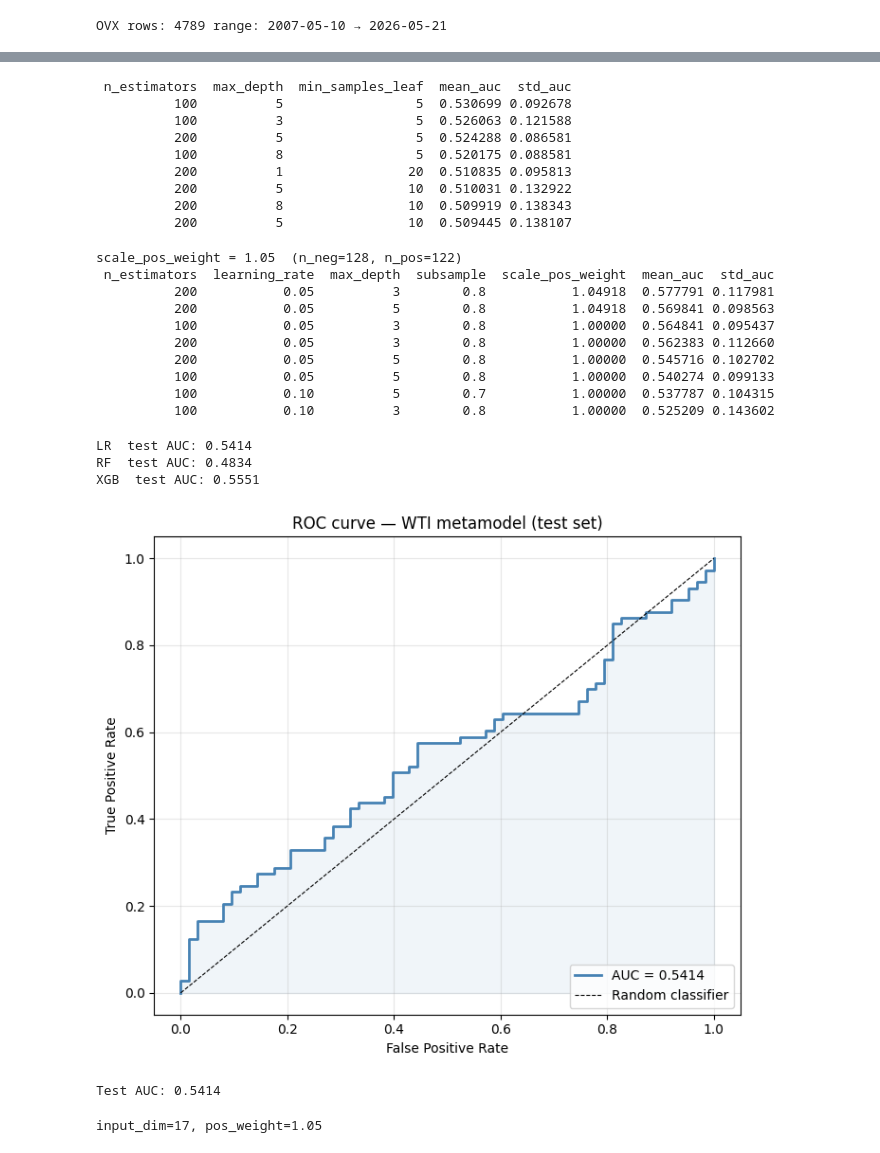
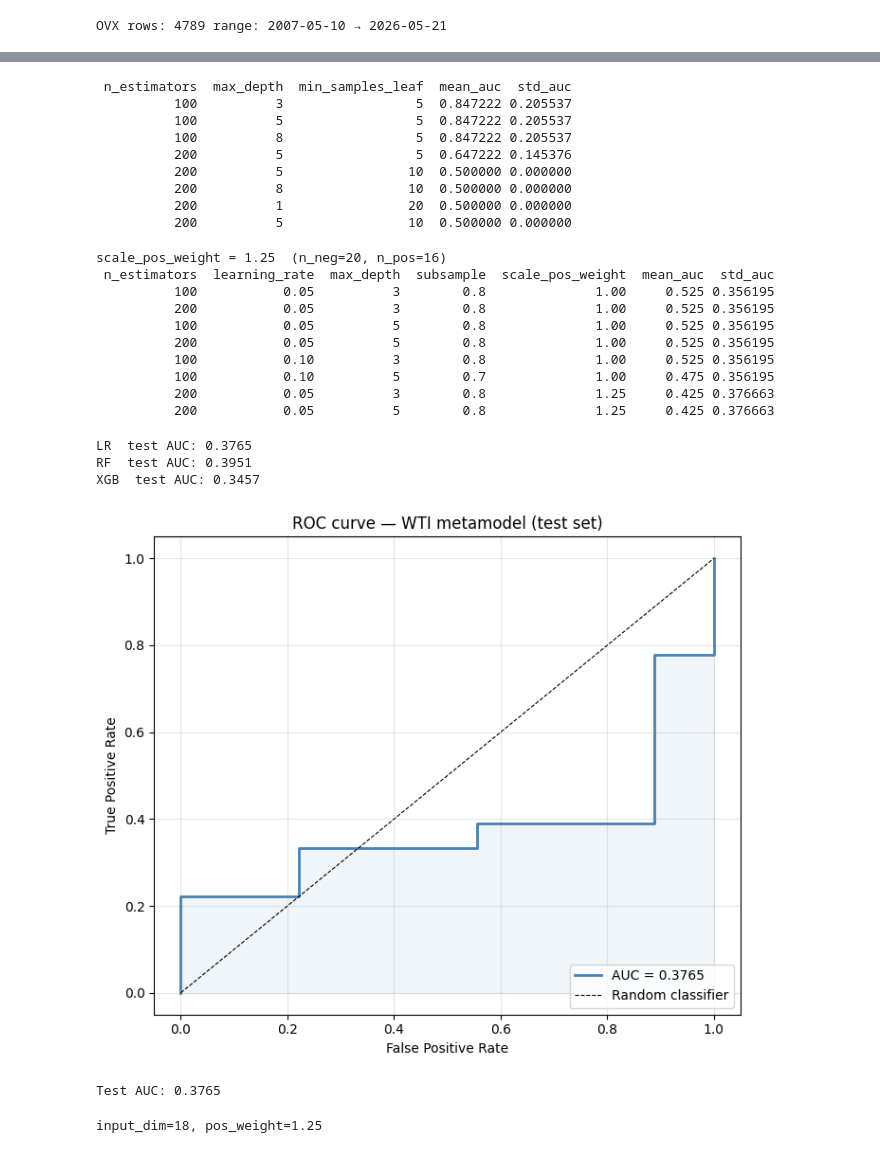
Before and after one commit to Jack-Close/energy-signal-metamodel, a Jupyter notebook: notebooks/Heating-Oil-model.ipynb, the cells around one changed output, grey strips where cells are left out. Cells and saved outputs as stored; diff of their text form; code cells hidden in the pictures.

```diff
--- a/notebooks/Heating-Oil-model.ipynb
+++ b/notebooks/Heating-Oil-model.ipynb
@@ -246,12 +246,12 @@ train: (408, 23) test: (221, 23)
 # %%
 # In this section we are doing the PCA analysis to cluster the different features obtained
 scaler = StandardScaler()
-X_train_wti = scaler.fit_transform(X_train)
-X_test_wti  = scaler.transform(X_test)
+X_train_heating_oil = scaler.fit_transform(X_train)
+X_test_heating_oil  = scaler.transform(X_test)
 
 pca = PCA(n_components=0.95, random_state=42)
-X_train_pca = pca.fit_transform(X_train_wti)
-X_test_pca  = pca.transform(X_test_wti)
+X_train_pca = pca.fit_transform(X_train_heating_oil)
+X_test_pca  = pca.transform(X_test_heating_oil)
 
 pc_cols = [f'PC{i+1}' for i in range(X_train_pca.shape[1])]
 train_pca_df = pd.DataFrame(X_train_pca, index=X_train.index, columns=pc_cols)
@@ -403,12 +403,11 @@ labels: 386 win rate: 0.505
 # %%
-# Align X with labels — same pattern as your notebook
 y_train = heating_oil_labels.loc[heating_oil_labels.index <  SIGNAL_START, 'meta_label']
 y_test  = heating_oil_labels.loc[heating_oil_labels.index >= SIGNAL_START, 'meta_label']
 
 X_train_heating_oil = train_pca_df.reindex(y_train.index).dropna()
 X_test_heating_oil  = test_pca_df.reindex(y_test.index).dropna()
-y_train = y_train.loc[X_train_wti.index]
-y_test  = y_test.loc[X_test_wti.index]
+y_train = y_train.loc[X_train_heating_oil.index]
+y_test  = y_test.loc[X_test_heating_oil.index]
 
 print(X_train_heating_oil.shape, y_train.shape)
 print(X_test_heating_oil.shape,  y_test.shape)
@@ -447,7 +446,7 @@ lr_param_grid = [
 lr_results = []
 for params in lr_param_grid:
     pipe = Pipeline([('scaler', StandardScaler()), ('clf', LogisticRegression(**params))])
-    cv = walk_forward_cv_auc(pipe, X_train_wti, y_train)
+    cv = walk_forward_cv_auc(pipe, X_train_heating_oil, y_train)
     lr_results.append({**params, **cv})
 
 lr_df = pd.DataFrame(lr_results).sort_values('mean_auc', ascending=False)
@@ -484,7 +483,7 @@ rf_param_grid = [
 rf_results = []
 for params in rf_param_grid:
     model = RandomForestClassifier(**params, random_state=42, n_jobs=-1)
-    cv = walk_forward_cv_auc(model, X_train_wti, y_train)
+    cv = walk_forward_cv_auc(model, X_train_heating_oil, y_train)
     rf_results.append({**params, **cv})
 
 rf_df = pd.DataFrame(rf_results).sort_values('mean_auc', ascending=False)
@@ -492,14 +491,14 @@ print(rf_df[['n_estimators', 'max_depth', 'min_samples_leaf', 'mean_auc', 'std_a
 best_rf_params = rf_df.iloc[0][['n_estimators', 'max_depth', 'min_samples_leaf', 'max_features', 'class_weight']].to_dict()
 # %% [output]
  n_estimators  max_depth  min_samples_leaf  mean_auc  std_auc
-          100          5                 5  0.530699 0.092678
-          100          3                 5  0.526063 0.121588
-          200          5                 5  0.524288 0.086581
-          100          8                 5  0.520175 0.088581
-          200          1                20  0.510835 0.095813
-          200          5                10  0.510031 0.132922
-          200          8                10  0.509919 0.138343
-          200          5                10  0.509445 0.138107
+          100          3                 5  0.847222 0.205537
+          100          5                 5  0.847222 0.205537
+          100          8                 5  0.847222 0.205537
+          200          5                 5  0.647222 0.145376
+          200          5                10  0.500000 0.000000
+          200          8                10  0.500000 0.000000
+          200          1                20  0.500000 0.000000
+          200          5                10  0.500000 0.000000
 # %%
 # In this section is the XGB boost model we will be trying multiple different parameters and try to obtain the best one.
 # -----------------------------------------------------------------------
@@ -529,23 +528,23 @@ xgb_param_grid = [
 xgb_results = []
 for params in xgb_param_grid:
     model = xgb.XGBClassifier(**params, eval_metric='logloss', random_state=42, verbosity=0)
-    cv = walk_forward_cv_auc(model, X_train_wti, y_train)
+    cv = walk_forward_cv_auc(model, X_train_heating_oil, y_train)
     xgb_results.append({**params, **cv})
 
 xgb_df = pd.DataFrame(xgb_results).sort_values('mean_auc', ascending=False)
 print(xgb_df[['n_estimators', 'learning_rate', 'max_depth', 'subsample', 'scale_pos_weight', 'mean_auc', 'std_auc']].to_string(index=False))
 best_xgb_params = xgb_df.iloc[0][['n_estimators', 'learning_rate', 'max_depth', 'subsample', 'colsample_bytree', 'scale_pos_weight']].to_dict()
 # %% [output]
-scale_pos_weight = 1.05  (n_neg=128, n_pos=122)
+scale_pos_weight = 1.25  (n_neg=20, n_pos=16)
  n_estimators  learning_rate  max_depth  subsample  scale_pos_weight  mean_auc  std_auc
-          200           0.05          3        0.8           1.04918  0.577791 0.117981
-          200           0.05          5        0.8           1.04918  0.569841 0.098563
-          100           0.05          3        0.8           1.00000  0.564841 0.095437
-          200           0.05          3        0.8           1.00000  0.562383 0.112660
-          200           0.05          5        0.8           1.00000  0.545716 0.102702
-          100           0.05          5        0.8           1.00000  0.540274 0.099133
-          100           0.10          5        0.7           1.00000  0.537787 0.104315
-          100           0.10          3        0.8           1.00000  0.525209 0.143602
+          100           0.05          3        0.8              1.00     0.525 0.356195
+          200           0.05          3        0.8              1.00     0.525 0.356195
+          100           0.05          5        0.8              1.00     0.525 0.356195
+          200           0.05          5        0.8              1.00     0.525 0.356195
+          100           0.10          3        0.8              1.00     0.525 0.356195
+          100           0.10          5        0.7              1.00     0.475 0.356195
+          200           0.05          3        0.8              1.25     0.425 0.376663
+          200           0.05          5        0.8              1.25     0.425 0.376663
 # %%
 # -----------------------------------------------------------------------
 # Summary: retrain best of each on full X_train, evaluate once on X_test
@@ -555,42 +554,42 @@ best_rf  = RandomForestClassifier(**best_rf_params, random_state=42, n_jobs=-1)
 best_xgb = xgb.XGBClassifier(**best_xgb_params, eval_metric='logloss', random_state=42, verbosity=0)
 
 for name, model in [('LR', best_lr), ('RF', best_rf), ('XGB', best_xgb)]:
-    model.fit(X_train_wti, y_train)
-    proba = model.predict_proba(X_test_wti)[:, 1]
+    model.fit(X_train_heating_oil, y_train)
+    proba = model.predict_proba(X_test_heating_oil)[:, 1]
     print(f'{name}  test AUC: {roc_auc_score(y_test, proba):.4f}')
 # %% [output]
-LR  test AUC: 0.5414
-RF  test AUC: 0.4834
-XGB  test AUC: 0.5551
+LR  test AUC: 0.3765
+RF  test AUC: 0.3951
+XGB  test AUC: 0.3457
 # %%
 
 best_model = best_lr  # swap to best_lr or best_rf if needed
 
-proba = best_model.predict_proba(X_test_wti)[:, 1]
+proba = best_model.predict_proba(X_test_heating_oil)[:, 1]
 fpr, tpr, _ = roc_curve(y_test, proba)
 auc = roc_auc_score(y_test, proba)
 
 fig, ax = plt.subplots(figsize=(7, 6))
 ax.plot(fpr, tpr, color='steelblue', lw=2, label=f'AUC = {auc:.4f}')
 ax.fill_between(fpr, tpr, alpha=0.08, color='steelblue')
 ax.plot([0, 1], [0, 1], 'k--', lw=0.8, label='Random classifier')
 ax.set_xlabel('False Positive Rate')
 ax.set_ylabel('True Positive Rate')
 ax.set_title('ROC curve — WTI metamodel (test set)')
 
 ax.legend(loc='lower right')
 ax.grid(True, alpha=0.3)
 plt.tight_layout()
 plt.show()
 
 print(f'Test AUC: {auc:.4f}')
 # %% [output]
-[figure, old version]
+[figure, new version]
-Test AUC: 0.5414
+Test AUC: 0.3765
 # %%
 scaler_nn = StandardScaler()
-X_tr_sc = scaler_nn.fit_transform(X_train_wti.values).astype(np.float32)
-X_te_sc = scaler_nn.transform(X_test_wti.values).astype(np.float32)
+X_tr_sc = scaler_nn.fit_transform(X_train_heating_oil.values).astype(np.float32)
+X_te_sc = scaler_nn.transform(X_test_heating_oil.values).astype(np.float32)
 input_dim = X_tr_sc.shape[1]
 
 y_tr = y_train.values.astype(np.float32)
@@ -602,7 +601,7 @@ n_neg = len(y_tr) - n_pos
 pos_weight = n_neg / max(n_pos, 1)
 print(f'input_dim={input_dim}, pos_weight={pos_weight:.2f}')
 # %% [output]
-input_dim=17, pos_weight=1.05
+input_dim=18, pos_weight=1.25
 # %%
 # -----------------------------------------------------------------------
 # Walk-forward CV helper for Keras models
```
Also changed, not shown: parts of 22 cells of this notebook, 9 other files.
